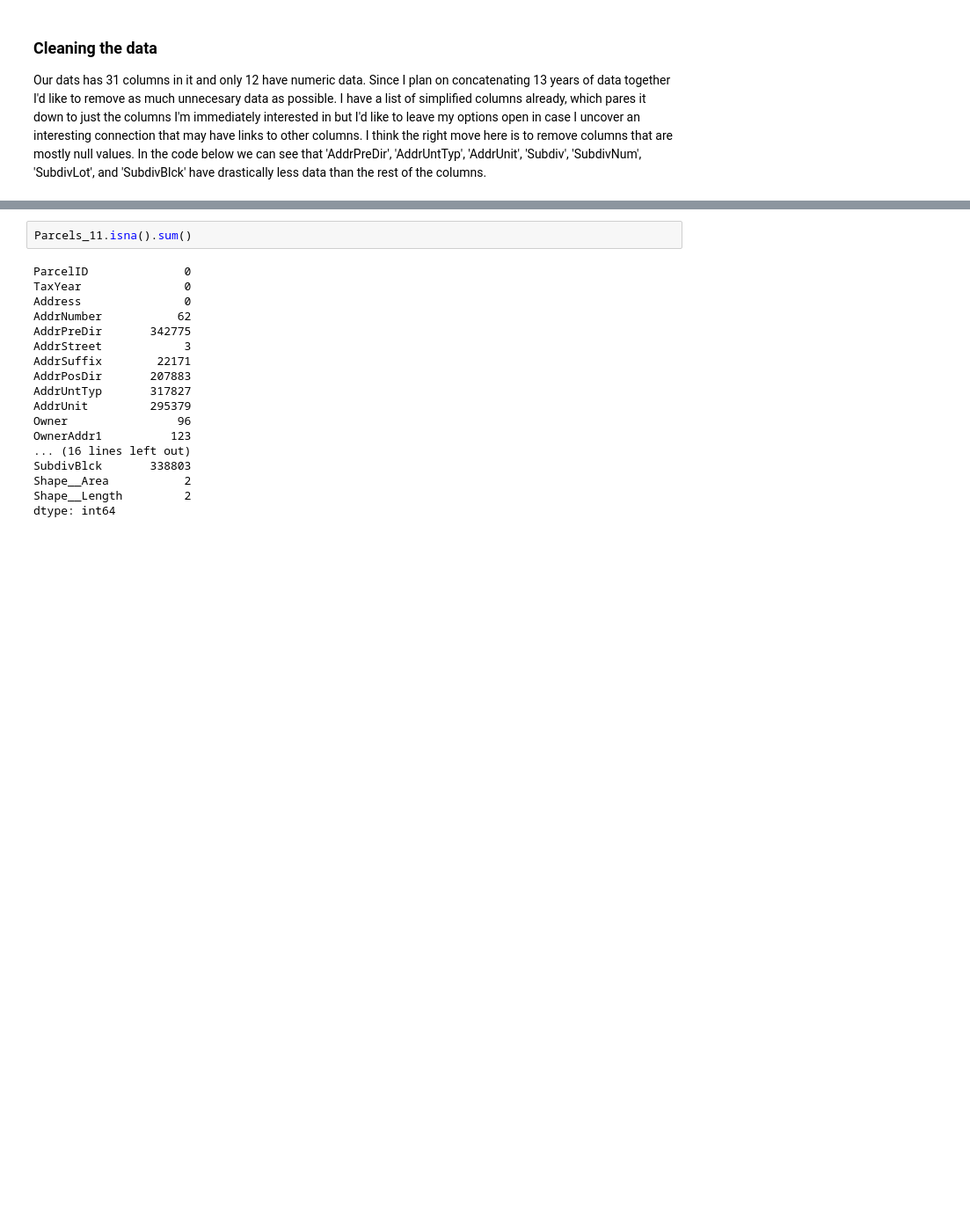
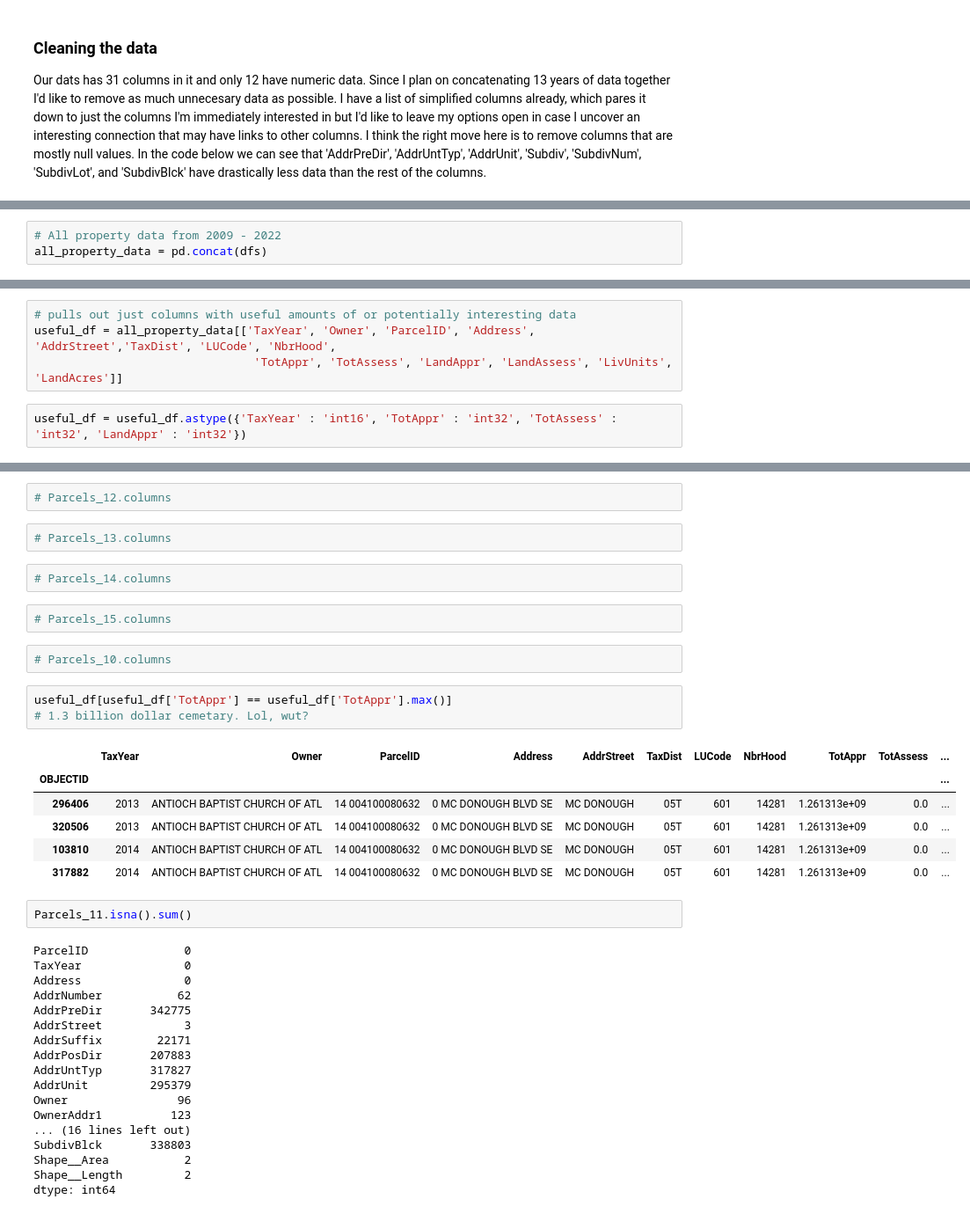
Before and after one commit to IsabelsRepo/IsabelsRepo, a Jupyter notebook: Data-Science/Atlanta-Property/AtlantaPropertyData.ipynb, the cells around one changed output, grey strips where cells are left out. Shown at 88% size. Cells and saved outputs as stored; diff of their text form; blank space fills up the shorter version.

```diff
--- a/Data-Science/Atlanta-Property/AtlantaPropertyData.ipynb
+++ b/Data-Science/Atlanta-Property/AtlantaPropertyData.ipynb
@@ -207,0 +223,3 @@ Our dats has 31 columns in it  and only 12 have numeric data. Since I plan on co
+# %%
+# All property data from 2009 - 2022
+all_property_data = pd.concat(dfs)
@@ -207,0 +301,6 @@ Our dats has 31 columns in it  and only 12 have numeric data. Since I plan on co
+# %%
+# pulls out just columns with useful amounts of or potentially interesting data
+useful_df = all_property_data[['TaxYear', 'Owner', 'ParcelID', 'Address', 'AddrStreet','TaxDist', 'LUCode', 'NbrHood',
+                                'TotAppr', 'TotAssess', 'LandAppr', 'LandAssess', 'LivUnits', 'LandAcres']]
+# %%
+useful_df = useful_df.astype({'TaxYear' : 'int16', 'TotAppr' : 'int32', 'TotAssess' : 'int32', 'LandAppr' : 'int32'})
@@ -208,3 +353,23 @@ Our dats has 31 columns in it  and only 12 have numeric data. Since I plan on co
+# %%
+# Parcels_12.columns
+# %%
+# Parcels_13.columns
+# %%
+# Parcels_14.columns
+# %%
+# Parcels_15.columns
+# %%
+# Parcels_10.columns
+# %%
+useful_df[useful_df['TotAppr'] == useful_df['TotAppr'].max()]
+# 1.3 billion dollar cemetary. Lol, wut?
+# %% [output]
+|  | TaxYear | Owner | ParcelID | Address | AddrStreet | TaxDist | LUCode | NbrHood | TotAppr | TotAssess | ... |
+| OBJECTID |  |  |  |  |  |  |  |  |  |  | ... |
+| 296406 | 2013 | ANTIOCH BAPTIST CHURCH OF ATL | 14 004100080632 | 0 MC DONOUGH BLVD SE | MC DONOUGH | 05T | 601 | 14281 | 1.261313e+09 | 0.0 | ... |
+| 320506 | 2013 | ANTIOCH BAPTIST CHURCH OF ATL | 14 004100080632 | 0 MC DONOUGH BLVD SE | MC DONOUGH | 05T | 601 | 14281 | 1.261313e+09 | 0.0 | ... |
+| 103810 | 2014 | ANTIOCH BAPTIST CHURCH OF ATL | 14 004100080632 | 0 MC DONOUGH BLVD SE | MC DONOUGH | 05T | 601 | 14281 | 1.261313e+09 | 0.0 | ... |
+| 317882 | 2014 | ANTIOCH BAPTIST CHURCH OF ATL | 14 004100080632 | 0 MC DONOUGH BLVD SE | MC DONOUGH | 05T | 601 | 14281 | 1.261313e+09 | 0.0 | ... |
 # %%
 Parcels_11.isna().sum()
 # %% [output]
```
Also changed, not shown: parts of 37 cells of this notebook, 1 other file.
